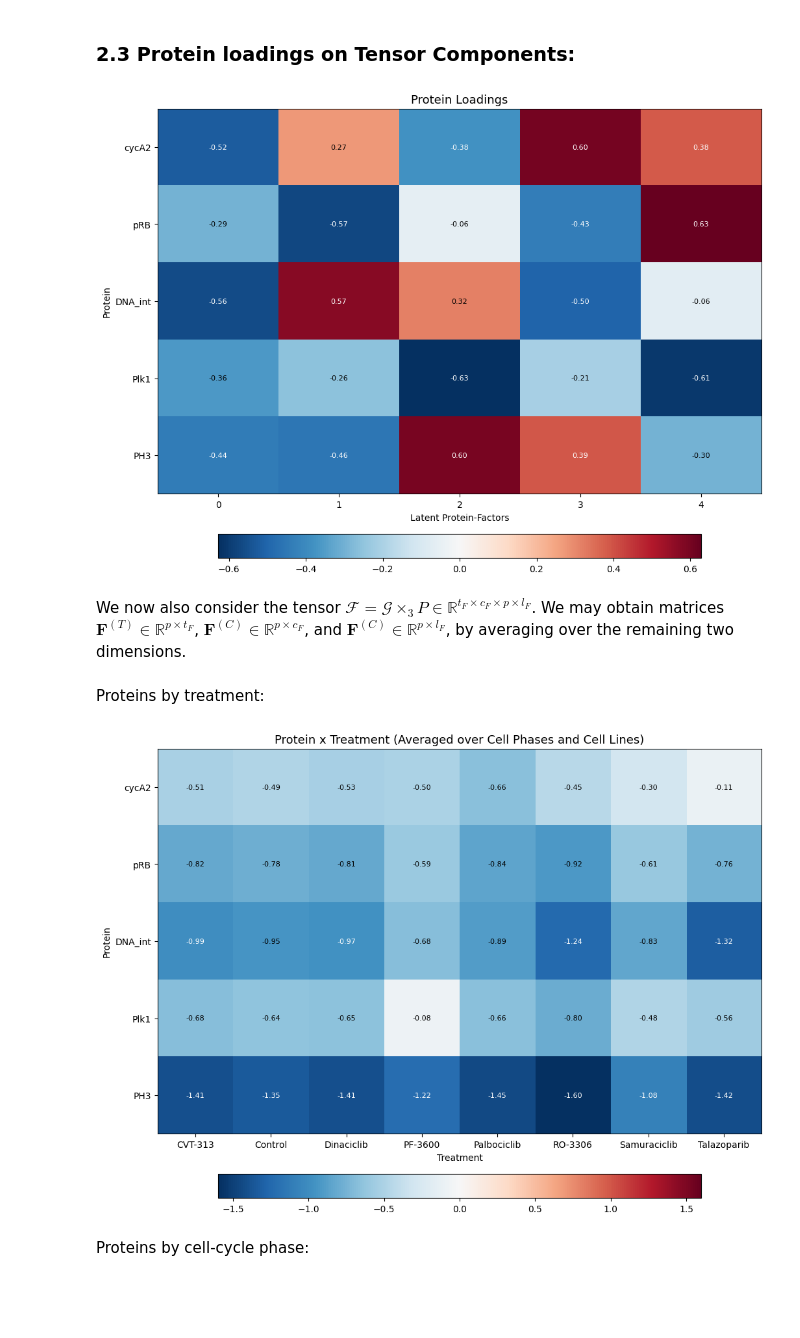
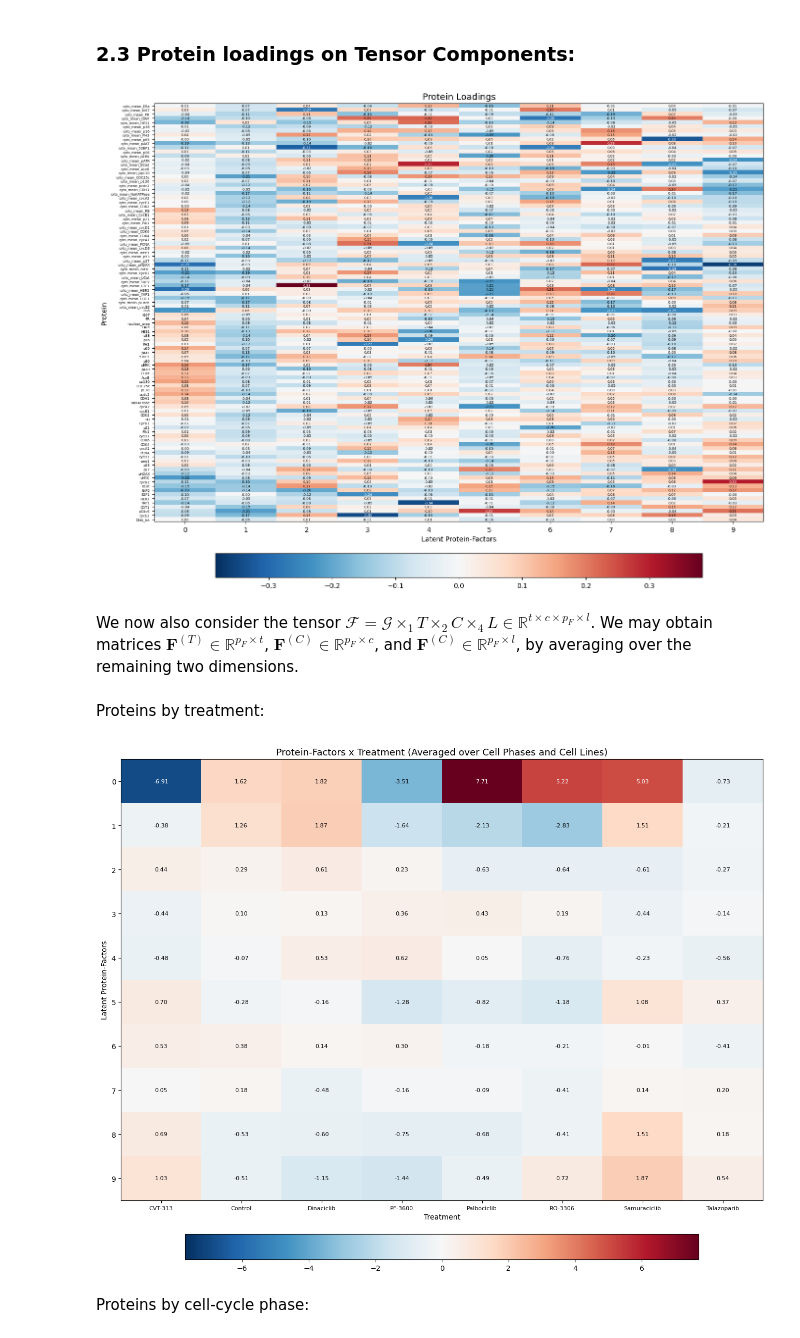
Before and after one commit to kaiwycik/tensors_and_cell_cycles, a Jupyter notebook: code/playground/playground_2.ipynb, the cells around one changed output. Saved outputs shown, nothing was run; the diff lists cells and outputs as text; code cells hidden in the pictures; blank space fills up the shorter version.

```diff
--- a/code/playground/playground_2.ipynb
+++ b/code/playground/playground_2.ipynb
@@ -402,17 +417,17 @@ fig = plt.figure(figsize=(10, 6))
 ax = fig.add_subplot(1, 1, 1)
 
 ax.set_ylabel("Reconstruction Error")
-ax.set_xlabel("Cell-Cycle Phase Rank")
-ax.set_xticks([1, 2, 3, 4, 5])
+ax.set_xlabel("Protein Rank")
+ax.set_xticks([k for k in err_dict if k % 4 == 0])
 
 ax.spines[["top", "right"]].set_visible(False)
 
 ax.plot(list(err_dict.keys()), list(err_dict.values()), marker='o')
-ax.plot(list(interpol_line.keys()), list(interpol_line.values()), alpha=0.8, marker='x', linestyle='--')
-ax.plot(list(diff.keys()), list(diff.values()), alpha=0.8, marker='^', linestyle='--')
-ax.vlines(max_diff_phase, 0, err_dict[1], colors='red', alpha=0.25, linestyle='--')
+ax.plot(list(interpol_line.keys()), list(interpol_line.values()), alpha=0.7, marker='x', linestyle='--')
+ax.plot(list(diff.keys()), list(diff.values()), alpha=0.7, marker='^', linestyle='--')
+ax.vlines(n_protein_factors, 0, err_dict[1], colors='red', alpha=0.25, linestyle='--')
 
 plt.legend(["Reconstruction Error", "Interpolated", "Difference"])
-plt.title("Reconstruction Error vs. Cell-Cycle Phase Rank")
+plt.title("Reconstruction Error vs. Protein Rank")
 plt.show()
 # %% [output]
@@ -508,5 +435,5 @@ Maximum difference at step 3: 0.05827775292510079
 # %%
-truncation_rank = [max_diff_treatment, max_diff_phase, pseudobulk_tensor.shape[2], max_diff_line]
+truncation_rank = [pseudobulk_tensor.shape[0], pseudobulk_tensor.shape[1], n_protein_factors, pseudobulk_tensor.shape[3]]
 core, factors = HOSVD(pseudobulk_tensor, truncation_rank=truncation_rank)
 
 treatment_loadings = factors[0]
@@ -516,8 +443,8 @@ cell_line_loadings = factors[3]
 # %% [markdown]
 ### 2.3 Protein loadings on Tensor Components:
 # %%
-def matrix_heatmap(matrix, xticks=None, yticks=None, xlabel=None, ylabel=None, title=None):
-    fig = plt.figure(figsize=(12, 10))
+def matrix_heatmap(matrix, xticks=None, yticks=None, xlabel=None, ylabel=None, title=None, x_tick_size=8, y_tick_size=8, text_size=8):
+    fig = plt.figure(figsize=(16, 14))
     ax = fig.add_subplot(1, 1, 1)
 
     vmax = np.abs(matrix).max() or 1.0
@@ -526,10 +453,15 @@ def matrix_heatmap(matrix, xticks=None, yticks=None, xlabel=None, ylabel=None, t
 
     if xticks is not None:
         ax.set_xticks(np.arange(len(xticks)))
-        ax.set_xticklabels(xticks)
+        ax.set_xticklabels(xticks, fontsize=x_tick_size)
+    else:
+        ax.set_xticks(np.arange(matrix.shape[1]))
+
     if yticks is not None:
         ax.set_yticks(np.arange(len(yticks)))
-        ax.set_yticklabels(yticks)
+        ax.set_yticklabels(yticks, fontsize=y_tick_size)
+    else:
+        ax.set_yticks(np.arange(matrix.shape[0]))
 
     if xlabel:
         ax.set_xlabel(xlabel, fontsize=10)
@@ -539,11 +471,11 @@ def matrix_heatmap(matrix, xticks=None, yticks=None, xlabel=None, ylabel=None, t
     for i in range(matrix.shape[0]):
         for j in range(matrix.shape[1]):
             ax.text(
-                j, i, f"{matrix[i, j]:.2f}", ha="center", va="center", fontsize=8,
+                j, i, f"{matrix[i, j]:.2f}", ha="center", va="center", fontsize=text_size,
                 color="white" if abs(matrix[i, j]) > 0.6 * vmax else "black"
             )
 
-    fig.colorbar(im, ax=ax, orientation="horizontal", shrink=0.8, pad=0.08)
+    fig.colorbar(im, ax=ax, orientation="horizontal", shrink=0.8, pad=0.06)
 
     if title:
         plt.title(title, fontsize=13)
@@ -554,30 +486,35 @@ matrix_heatmap(
     protein_loadings,
     yticks=proteins,
     xlabel="Latent Protein-Factors", ylabel="Protein",
-    title="Protein Loadings"
+    title="Protein Loadings",
+    y_tick_size=5, text_size=5
 )
 # %% [output]
-[figure, old version]
+[figure, new version]
 # %% [markdown]
-We now also consider the tensor $\mathcal{F} = \mathcal{G} \times_3 P \in \mathbb{R}^{t_F \times c_F \times p \times l_F}$. We may obtain matrices $\mathbf{F}^{(T)} \in \mathbb{R}^{p \times t_F}$, $\mathbf{F}^{(C)} \in \mathbb{R}^{p \times c_F}$, and $\mathbf{F}^{(C)} \in \mathbb{R}^{p \times l_F}$, by averaging over the remaining two dimensions.
+We now also consider the tensor $\mathcal{F} = \mathcal{G} \times_1 T \times_2 C \times_4 L \in \mathbb{R}^{t \times c \times p_F \times l}$. We may obtain matrices $\mathbf{F}^{(T)} \in \mathbb{R}^{p_F \times t}$, $\mathbf{F}^{(C)} \in \mathbb{R}^{p_F \times c}$, and $\mathbf{F}^{(C)} \in \mathbb{R}^{p_F \times l}$, by averaging over the remaining two dimensions.
 
 <!-- Considering the mode-$3$ matricization of $\mathcal{F}$, namely $\mathbf{F}_{(3)} \in \mathbb{R}^{p \times (t_F \cdot c_F \cdot l_F)}$. We obtain three matrices $\mathbf{F}^{(T)} \in \mathbb{R}^{p \times t_F}$, $\mathbf{F}^{(C)} \in \mathbb{R}^{p \times c_F}$, and $\mathbf{F}^{(C)} \in \mathbb{R}^{p \times l_F}$, informing us how the individual proteins effect the respective latent factors. -->
 # %%
-F = tenalg.mode_dot(core, protein_loadings, mode=2)
+F = tenalg.multi_mode_dot(
+    core,
+    [treatment_loadings, cell_phase_loadings, cell_line_loadings],
+    modes=[0, 1, 3],
+)
 # %% [markdown]
 Proteins by treatment:
 # %%
 proteins_treatment_loadings = F.mean(axis=(1, 3)).T  # average over: (1) cell-cycle phases, (3) cell-lines
 proteins_treatment = proteins_treatment_loadings @ treatment_loadings.T
 
 matrix_heatmap(
     proteins_treatment,
-    xticks=treatments, yticks=proteins,
-    xlabel="Treatment", ylabel="Protein",
-    title="Protein x Treatment (Averaged over Cell Phases and Cell Lines)"
+    xticks=treatments,
+    xlabel="Treatment", ylabel="Latent Protein-Factors",
+    title="Protein-Factors x Treatment (Averaged over Cell Phases and Cell Lines)"
 )
 # %% [output]
-[figure, old version]
+[figure, new version]
 # %% [markdown]
 Proteins by cell-cycle phase:
 # %%
```
Also changed, not shown: parts of 29 cells of this notebook.
